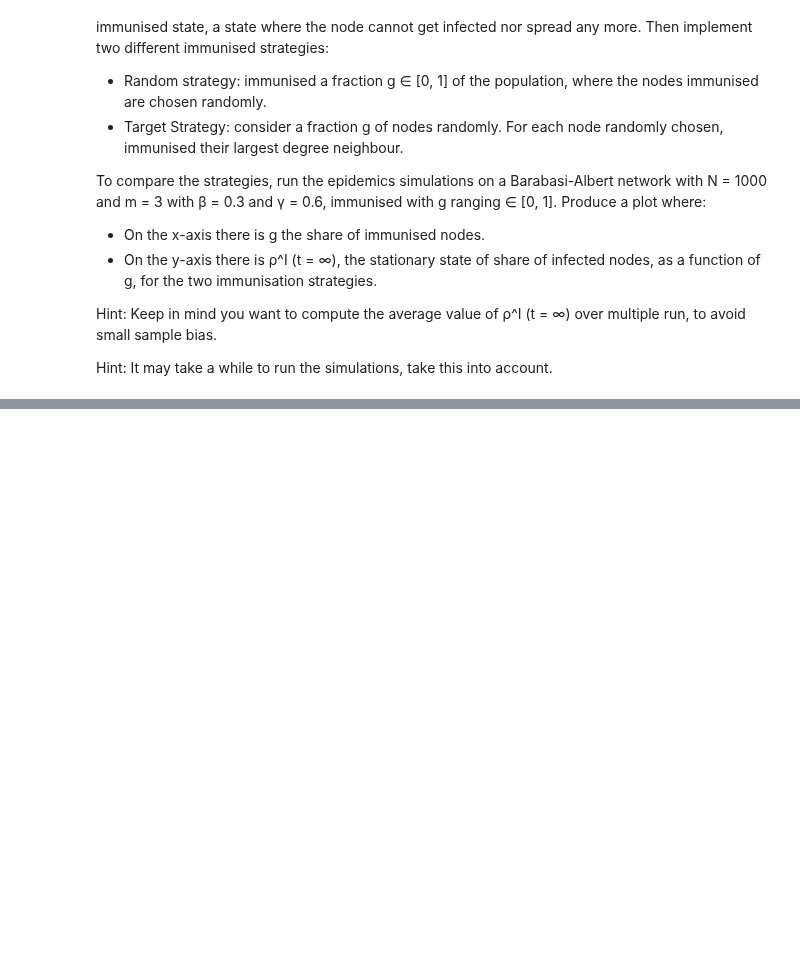
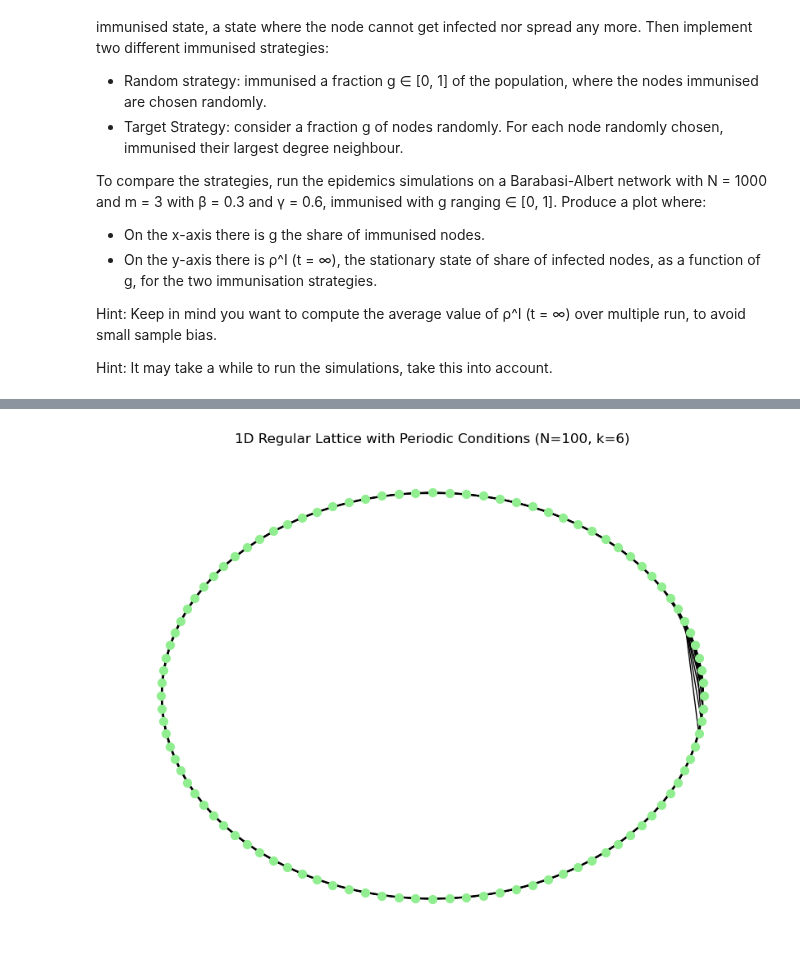
Before and after one commit to HuberNicolas/network-science-uzh, a Jupyter notebook: assignment-4/Assignment_04.ipynb, the cells around one changed output, grey strips where cells are left out. Drawn from its saved outputs; the diff is of its cells as text; code cells hidden in the pictures; blank space fills up the shorter version.

```diff
--- a/assignment-4/Assignment_04.ipynb
+++ b/assignment-4/Assignment_04.ipynb
@@ -256,0 +362,22 @@ Hint: It may take a while to run the simulations, take this into account.
+# %%
+# Generating 1D regular lattice with periodic conditions
+N = 100  # Number of nodes
+k = 6    # Number of nearest neighbors
+
+
+lattice_graph = nx.Graph()
+
+# Create nodes and periodic edges
+for i in range(N):
+    lattice_graph.add_node(i)
+    for j in range(1, k // 2 + 1):
+        lattice_graph.add_edge(i, (i + j) % N)  # Connect to k/2 nodes on each side
+        lattice_graph.add_edge(i, (i - j) % N)
+# %%
+# Visualizing 1D regular lattice
+plt.figure(figsize=(8, 6))
+nx.draw_circular(lattice_graph, node_size=50, node_color=COLOR_BLUE, with_labels=False)
+plt.title('1D Regular Lattice with Periodic Conditions (N=100, k=6)')
+plt.show()
+# %% [output]
+[figure, added]
```
Also changed, not shown: parts of 9 cells of this notebook.
